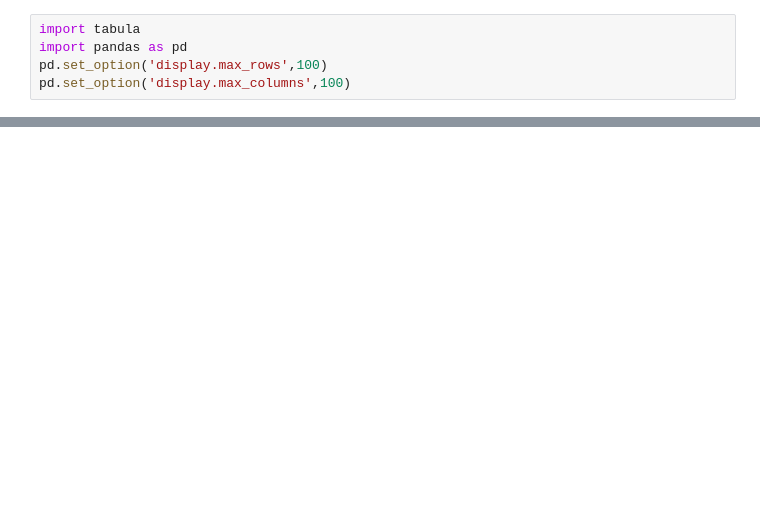
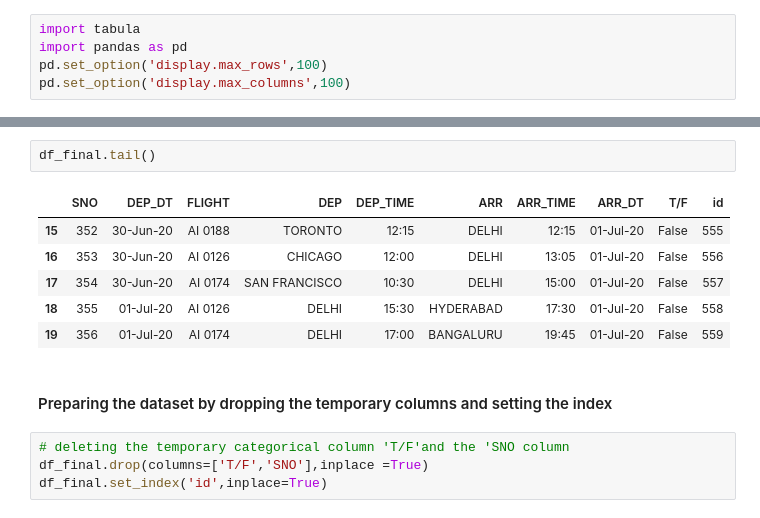
Before and after one commit to etegaurav/Projects, a Jupyter notebook: Extract_PDF_information_using_google_colab.ipynb, the cells around one changed output, grey strips where cells are left out. Saved outputs shown, nothing was run; the diff lists cells and outputs as text; blank space fills up the shorter version.

```diff
--- a/Extract_PDF_information_using_google_colab.ipynb
+++ b/Extract_PDF_information_using_google_colab.ipynb
@@ -224,0 +246,15 @@ output = df_phase3.to_excel('phase3_schedule.xlsx')
+# %%
+df_final.tail()
+# %% [output]
+|  | SNO | DEP_DT | FLIGHT | DEP | DEP_TIME | ARR | ARR_TIME | ARR_DT | T/F | id |
+| 15 | 352 | 30-Jun-20 | AI 0188 | TORONTO | 12:15 | DELHI | 12:15 | 01-Jul-20 | False | 555 |
+| 16 | 353 | 30-Jun-20 | AI 0126 | CHICAGO | 12:00 | DELHI | 13:05 | 01-Jul-20 | False | 556 |
+| 17 | 354 | 30-Jun-20 | AI 0174 | SAN FRANCISCO | 10:30 | DELHI | 15:00 | 01-Jul-20 | False | 557 |
+| 18 | 355 | 01-Jul-20 | AI 0126 | DELHI | 15:30 | HYDERABAD | 17:30 | 01-Jul-20 | False | 558 |
+| 19 | 356 | 01-Jul-20 | AI 0174 | DELHI | 17:00 | BANGALURU | 19:45 | 01-Jul-20 | False | 559 |
+# %% [markdown]
+#### Preparing the dataset by dropping the temporary columns and setting the index
+# %%
+# deleting the temporary categorical column 'T/F'and the 'SNO column
+df_final.drop(columns=['T/F','SNO'],inplace =True)
+df_final.set_index('id',inplace=True)
```
Also changed, not shown: parts of 71 cells of this notebook.
